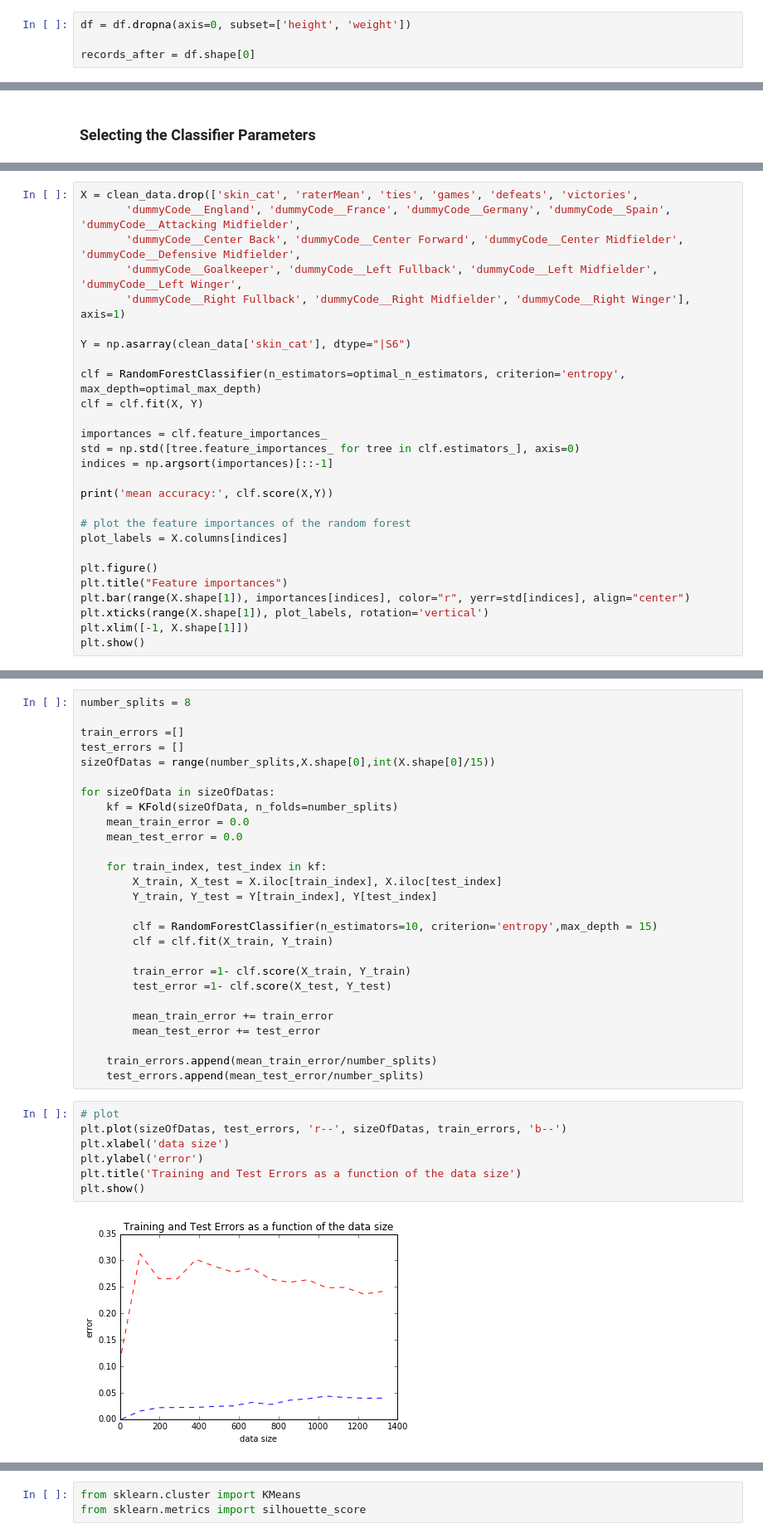
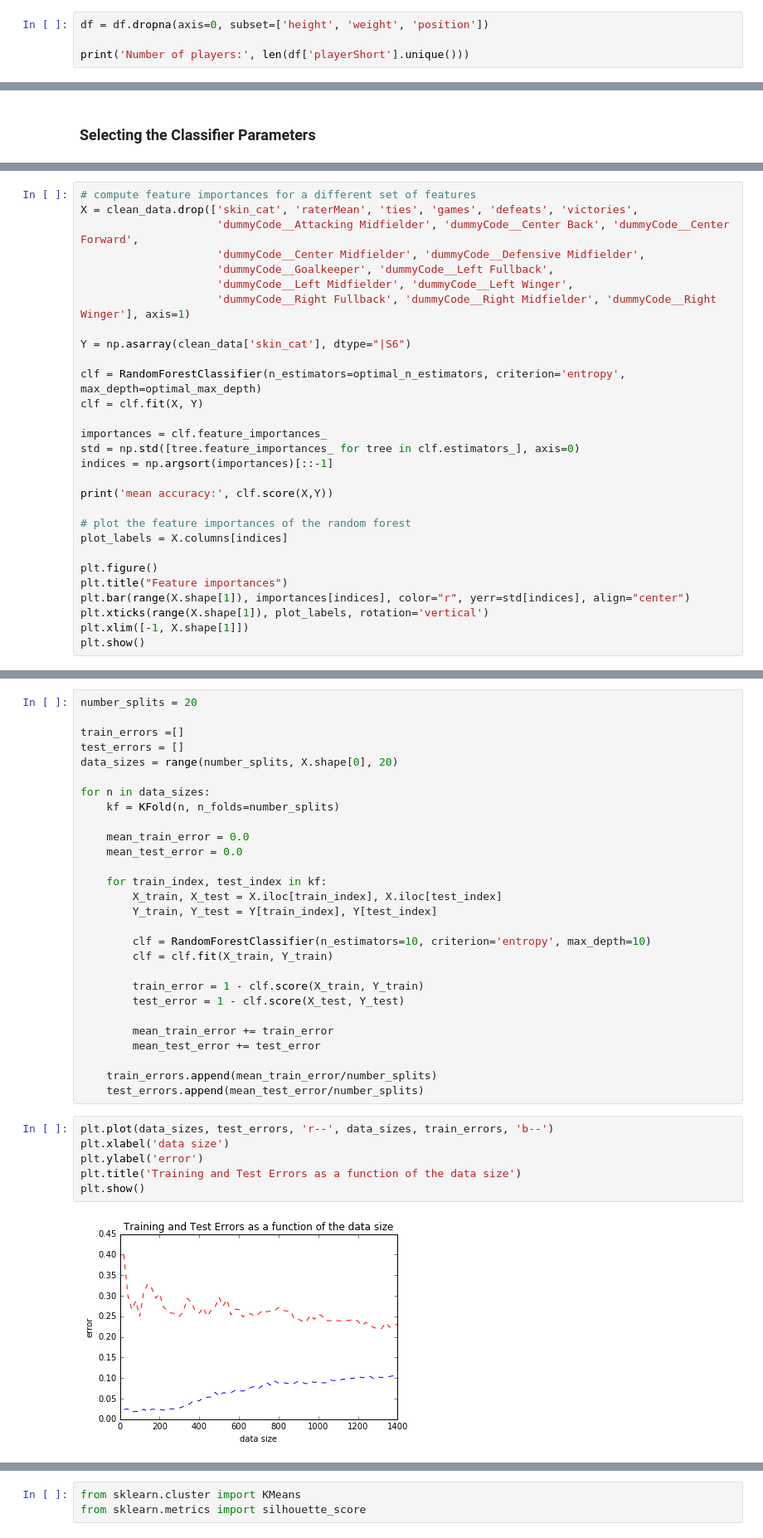
Before and after one commit to Symsystem/adaepflHomework, a Jupyter notebook: 04 - Applied ML/04 - Applied ML.ipynb, the cells around one changed output, grey strips where cells are left out. Shown: that part at 83% size. Saved outputs shown, nothing was run; the diff lists cells and outputs as text.

```diff
--- a/04 - Applied ML/04 - Applied ML.ipynb
+++ b/04 - Applied ML/04 - Applied ML.ipynb
@@ -105,6 +113,6 @@ seExp             True
 raterMean        False
 dtype: bool
 # %%
-df = df.dropna(axis=0, subset=['height', 'weight'])
+df = df.dropna(axis=0, subset=['height', 'weight', 'position'])
 
-records_after = df.shape[0]
+print('Number of players:', len(df['playerShort'].unique()))
@@ -315,9 +319,11 @@ mean accuracy: 0.881523272214
 # %%
+# compute feature importances for a different set of features
 X = clean_data.drop(['skin_cat', 'raterMean', 'ties', 'games', 'defeats', 'victories',
-       'dummyCode__England', 'dummyCode__France', 'dummyCode__Germany', 'dummyCode__Spain', 'dummyCode__Attacking Midfielder',
-       'dummyCode__Center Back', 'dummyCode__Center Forward', 'dummyCode__Center Midfielder', 'dummyCode__Defensive Midfielder',
-       'dummyCode__Goalkeeper', 'dummyCode__Left Fullback', 'dummyCode__Left Midfielder', 'dummyCode__Left Winger',
-       'dummyCode__Right Fullback', 'dummyCode__Right Midfielder', 'dummyCode__Right Winger'], axis=1)
+                     'dummyCode__Attacking Midfielder', 'dummyCode__Center Back', 'dummyCode__Center Forward',
+                     'dummyCode__Center Midfielder', 'dummyCode__Defensive Midfielder',
+                     'dummyCode__Goalkeeper', 'dummyCode__Left Fullback',
+                     'dummyCode__Left Midfielder', 'dummyCode__Left Winger',
+                     'dummyCode__Right Fullback', 'dummyCode__Right Midfielder', 'dummyCode__Right Winger'], axis=1)
 
 Y = np.asarray(clean_data['skin_cat'], dtype="|S6")
 
@@ -347,12 +353,13 @@ mean accuracy: 0.855430183357
 # %%
-number_splits = 8
+number_splits = 20
 
 train_errors =[]
 test_errors = []
-sizeOfDatas = range(number_splits,X.shape[0],int(X.shape[0]/15))
+data_sizes = range(number_splits, X.shape[0], 20)
 
-for sizeOfData in sizeOfDatas:
-    kf = KFold(sizeOfData, n_folds=number_splits)
+for n in data_sizes:
+    kf = KFold(n, n_folds=number_splits)
+
     mean_train_error = 0.0
     mean_test_error = 0.0
 
@@ -360,11 +367,11 @@ for sizeOfData in sizeOfDatas:
         X_train, X_test = X.iloc[train_index], X.iloc[test_index]
         Y_train, Y_test = Y[train_index], Y[test_index]
 
-        clf = RandomForestClassifier(n_estimators=10, criterion='entropy',max_depth = 15)
+        clf = RandomForestClassifier(n_estimators=10, criterion='entropy', max_depth=10)
         clf = clf.fit(X_train, Y_train)
 
-        train_error =1- clf.score(X_train, Y_train)
-        test_error =1- clf.score(X_test, Y_test)
+        train_error = 1 - clf.score(X_train, Y_train)
+        test_error = 1 - clf.score(X_test, Y_test)
 
         mean_train_error += train_error
         mean_test_error += test_error
@@ -372,11 +379,10 @@ for sizeOfData in sizeOfDatas:
     train_errors.append(mean_train_error/number_splits)
     test_errors.append(mean_test_error/number_splits)
 # %%
-# plot
-plt.plot(sizeOfDatas, test_errors, 'r--', sizeOfDatas, train_errors, 'b--')
+plt.plot(data_sizes, test_errors, 'r--', data_sizes, train_errors, 'b--')
 plt.xlabel('data size')
 plt.ylabel('error')
 plt.title('Training and Test Errors as a function of the data size')
 plt.show()
 # %% [output]
-[figure, old version]
+[figure, new version]
```
Also changed, not shown: parts of 45 cells of this notebook.
